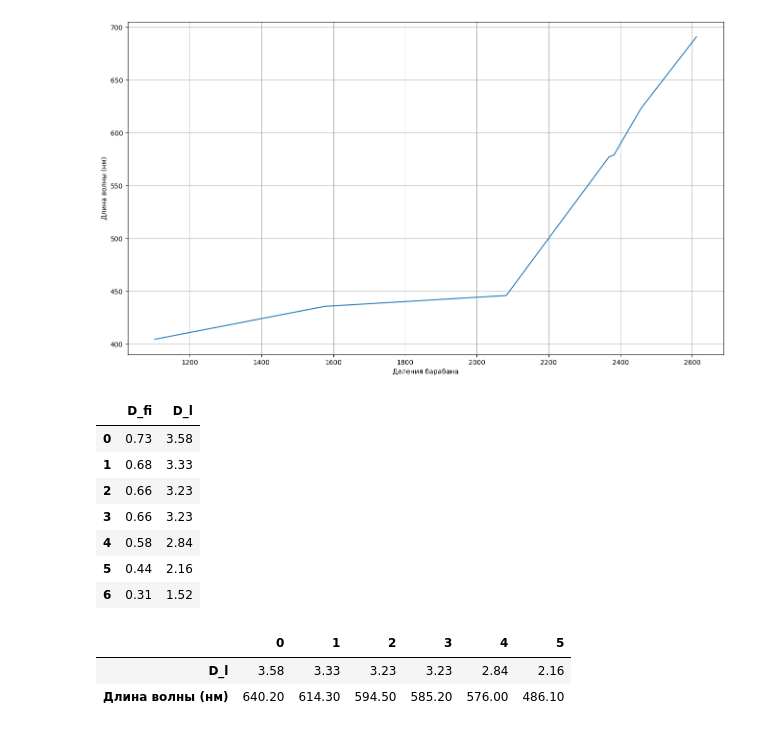
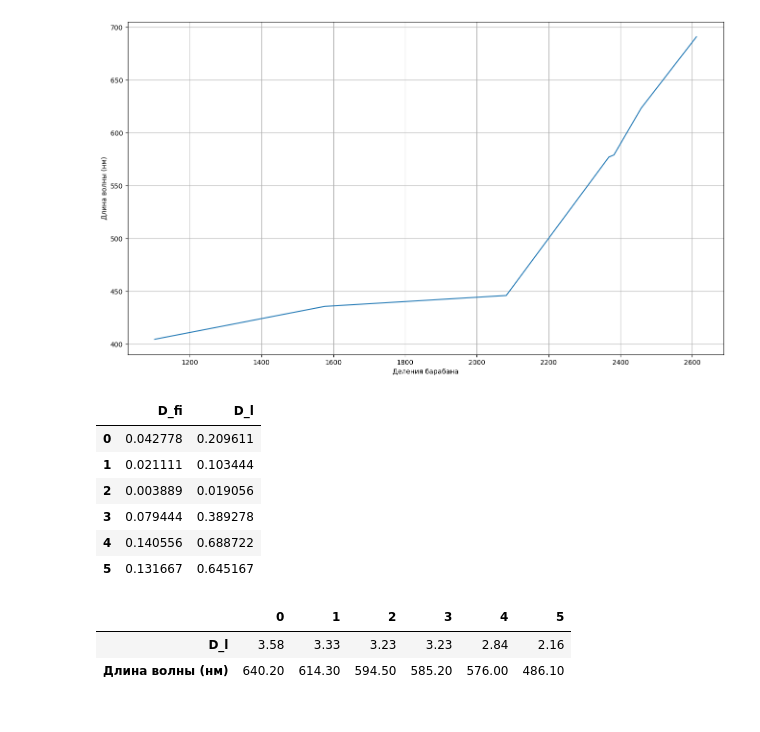
Before and after one commit to replicaCortex/Keres, a Jupyter notebook: Physics/2Lab.ipynb, the cells around one changed output. Drawn from its saved outputs; the diff is of its cells as text; code cells hidden in the pictures.

```diff
--- a/Physics/2Lab.ipynb
+++ b/Physics/2Lab.ipynb
@@ -60,25 +60,27 @@ plt.grid()
 # %%
 Variance = []
 for i in range(df_mercury.shape[0]):
-	Variance.append(0.1 * (df_mercury["Деления барабана"][i]/360))
+	if i == df_mercury.shape[0]-1:
+		break
+	else:
+		Variance.append(0.1 * ((df_mercury["Деления барабана"][i] - df_mercury["Деления барабана"][i+1])/360))
 
 Variance = pd.DataFrame(Variance)
-Variance["D_fi"] = Variance.apply(lambda x: round(x, 2))
+Variance["D_fi"] = Variance
 Variance = Variance.drop([0],axis = 1)
 
 Variance["D_l"] = Variance["D_fi"].apply(lambda x: 4.9 * x)
-Variance = Variance.apply(lambda x: round(x, 2))
+Variance = Variance.apply(lambda x: x)
 
 Variance
 # %% [output]
 |  | D_fi | D_l |
-| 0 | 0.73 | 3.58 |
-| 1 | 0.68 | 3.33 |
-| 2 | 0.66 | 3.23 |
-| 3 | 0.66 | 3.23 |
-| 4 | 0.58 | 2.84 |
-| 5 | 0.44 | 2.16 |
-| 6 | 0.31 | 1.52 |
+| 0 | 0.042778 | 0.209611 |
+| 1 | 0.021111 | 0.103444 |
+| 2 | 0.003889 | 0.019056 |
+| 3 | 0.079444 | 0.389278 |
+| 4 | 0.140556 | 0.688722 |
+| 5 | 0.131667 | 0.645167 |
 # %%
 tmp = pd.DataFrame(Variance)
 tmp = pd.merge(tmp, df_neon, left_index = True, right_index=True)
```
